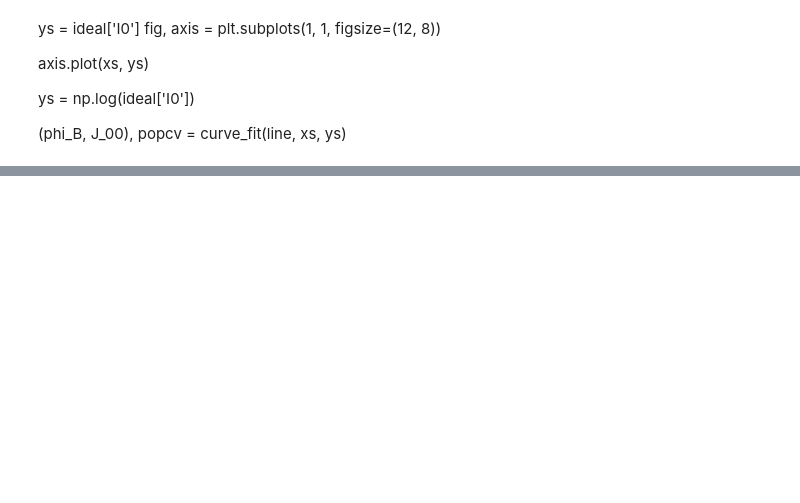
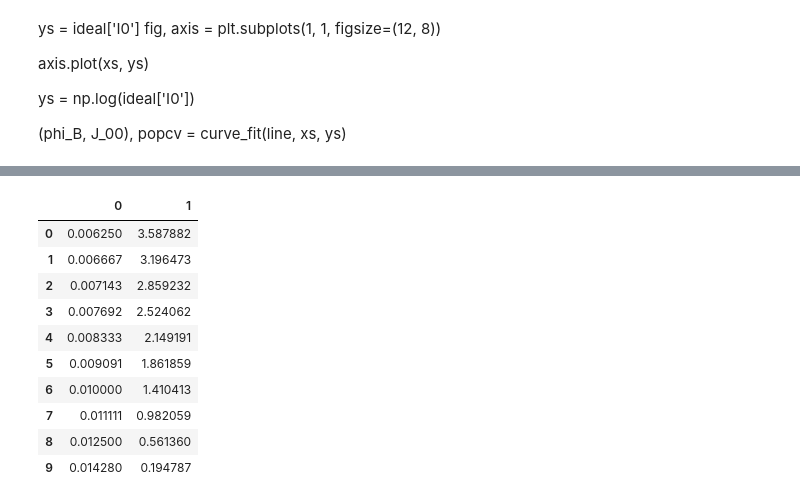
Before and after one commit to atteroTheGreatest/labfiz2, a Jupyter notebook: fotovoltaic/iv_white/foto.ipynb, the cells around one changed output, grey strips where cells are left out. Drawn from its saved outputs; the diff is of its cells as text; code cells hidden in the pictures; blank space fills up the shorter version.

```diff
--- a/fotovoltaic/iv_white/foto.ipynb
+++ b/fotovoltaic/iv_white/foto.ipynb
@@ -418,0 +505,15 @@ ys = np.log(ideal['I0'])
+# %%
+arhenius_data = pd.read_csv('../capacity/dopasowanie_arrheniusa.dat', header=None)
+arhenius_data
+# %% [output]
+|  | 0 | 1 |
+| 0 | 0.006250 | 3.587882 |
+| 1 | 0.006667 | 3.196473 |
+| 2 | 0.007143 | 2.859232 |
+| 3 | 0.007692 | 2.524062 |
+| 4 | 0.008333 | 2.149191 |
+| 5 | 0.009091 | 1.861859 |
+| 6 | 0.010000 | 1.410413 |
+| 7 | 0.011111 | 0.982059 |
+| 8 | 0.012500 | 0.561360 |
+| 9 | 0.014280 | 0.194787 |
```
Also changed, not shown: parts of 19 cells of this notebook, 1 other file.
